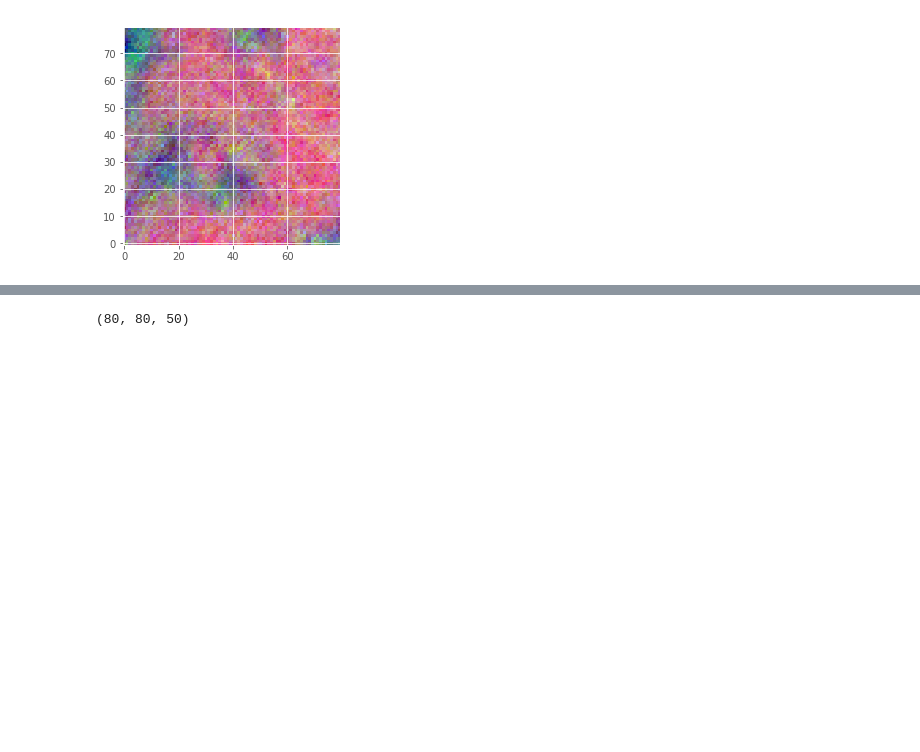
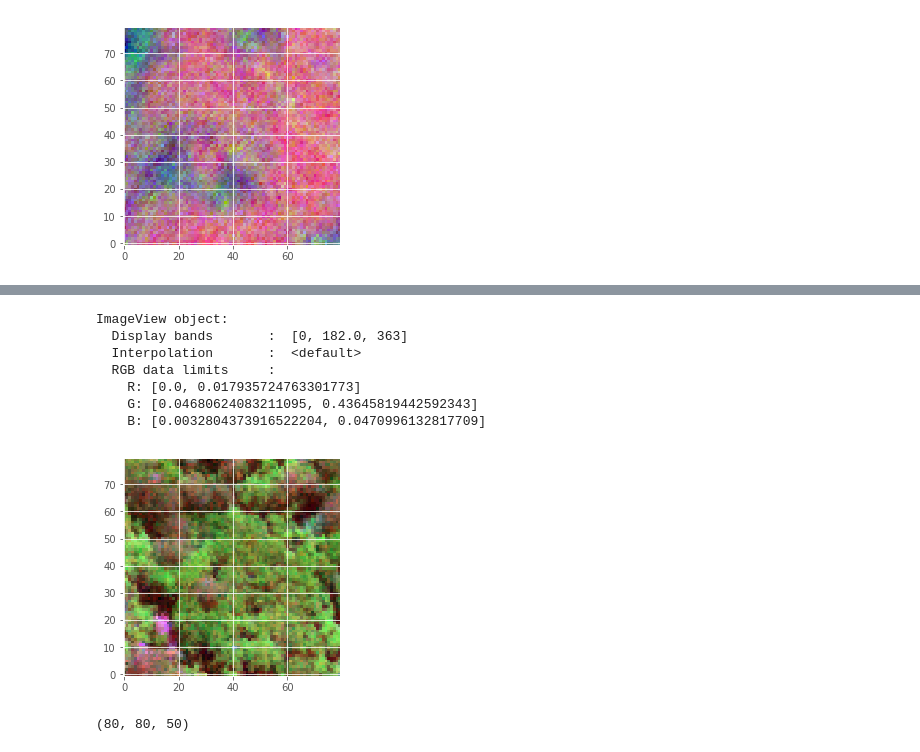
Before and after one commit to rachit-ranjan16/CrownSeg, a Jupyter notebook: Segmentation through Clustering.ipynb, the cells around one changed output, grey strips where cells are left out. Cells and saved outputs as stored; diff of their text form; code cells hidden in the pictures; blank space fills up the shorter version.

```diff
--- a/Segmentation through Clustering.ipynb
+++ b/Segmentation through Clustering.ipynb
@@ -502,0 +504,3 @@ plot
+# %%
+actual_image = loadmat(HYPER_FOLDER_PATH + hyper_files[5])['image']
+fresh_off = loadmat(HYPER_FOLDER_PATH + hyper_files[0])['image']
@@ -532,3 +537,14 @@ ImageView object:
+# %%
+sp.imshow(fresh_off, origin='lower')
+# %% [output]
+ImageView object:
+  Display bands       :  [0, 182.0, 363]
+  Interpolation       :  <default>
+  RGB data limits     :
+    R: [0.0, 0.017935724763301773]
+    G: [0.04680624083211095, 0.43645819442592343]
+    B: [0.0032804373916522204, 0.0470996132817709]
+[figure, added]
 # %%
 reduced.shape
 # %% [output]
```
Also changed, not shown: parts of 5 cells of this notebook.
